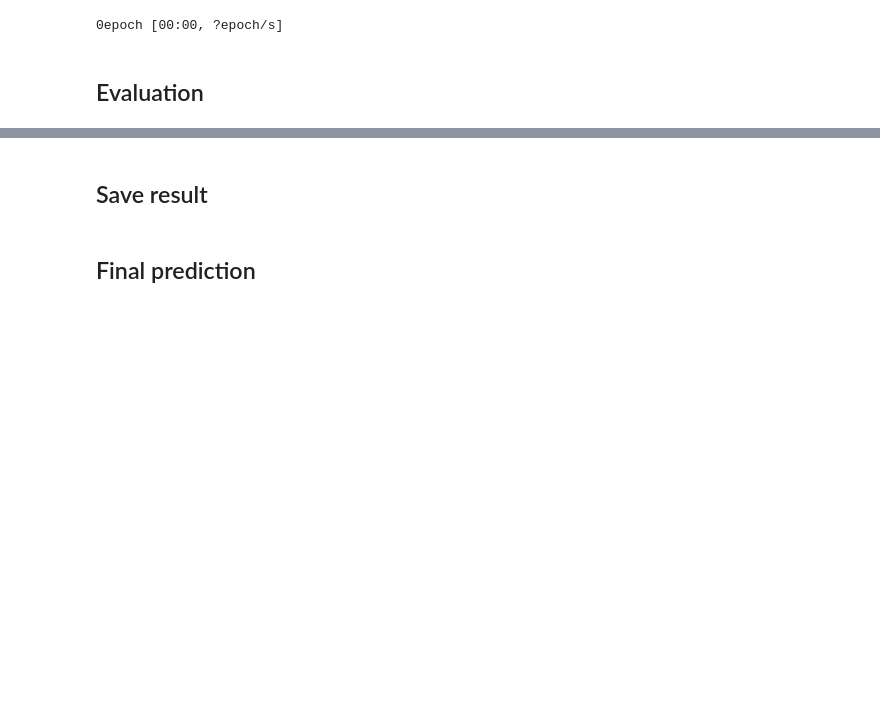
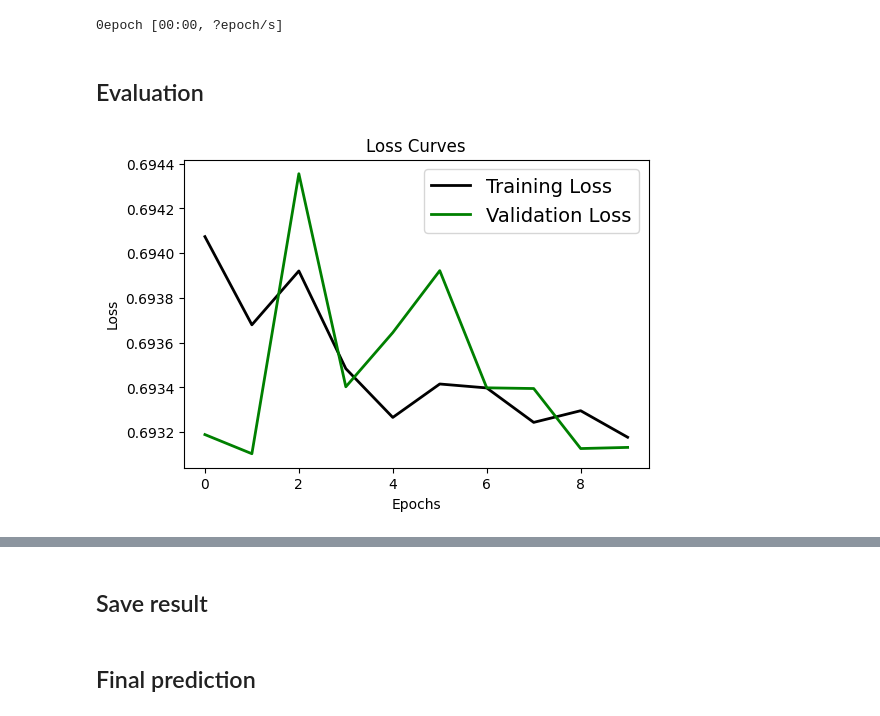
Before and after one commit to gin31259461/Deep_Learning, a Jupyter notebook: imdb-rnn.ipynb, the cells around one changed output, grey strips where cells are left out. Saved outputs shown, nothing was run; the diff lists cells and outputs as text; code cells hidden in the pictures; blank space fills up the shorter version.

```diff
--- a/imdb-rnn.ipynb
+++ b/imdb-rnn.ipynb
@@ -88,7 +91,7 @@ num_words = 3
 ## Load dataset
 # %%
 (x_train, y_train), (x_test, y_test) = imdb.load_data(
-    num_words=num_words,
+    num_words=max_features,
     skip_top=0,
     maxlen=None,
     seed=113,
@@ -277,37 +280,33 @@ Ref.
 
 [Text classification with an RNN](https://www.tensorflow.org/text/tutorials/text_classification_rnn)
 # %%
-class BaseRNN(keras.Model):
+class BidirectionalRnn(keras.Model):
 
     def __init__(self, **kwargs):
 
-        super(BaseRNN, self).__init__()
+        super(BidirectionalRnn, self).__init__()
 
-        self.embedding = layers.Embedding(num_words, 64, mask_zero=True)
-        self.rnn = layers.SimpleRNN(64)
+        self.embedding_1 = layers.Embedding(max_features, 64, mask_zero=True)
+        self.first_rnn = layers.Bidirectional(layers.SimpleRNN(64, activation="tanh", return_sequences=True))
+        self.second_rnn = layers.Bidirectional(layers.SimpleRNN(32, activation="tanh", return_sequences=False))
         self.dense_1 = layers.Dense(64, activation="relu")
+        self.dropout_1 = layers.Dropout(0.5)
+        self.dense_2 = layers.Dense(64, activation="relu")
         self.final_output = tf.keras.layers.Dense(1, activation="sigmoid")
 
     def call(self, inputs, training=False):
-        x = self.embedding(inputs, training=training)
-        x = self.rnn(x, training=training)
+        x = self.embedding_1(inputs, training=training)
+        x = self.first_rnn(x, training=training)
+        x = self.second_rnn(x, training=training)
         x = self.dense_1(x, training=training)
+        x = self.dropout_1(x)
+        x = self.dense_2(x, training=training)
         x = self.final_output(x, training=training)
         return x
-
-
-# class BidiectionalRNNwithAttention(keras.Model):
-
-#     def __init__(self, **kwargs):
-
-#         super(BidiectionalRNNwithAttention, self).__init__(**kwargs)
-
-#     def call(self, inputs, training=False):
-#         pass
 # %% [markdown]
 ## Preview model
 # %%
-rnn = BaseRNN()
+rnn = BidirectionalRnn()
 rnn.build(input_shape=(None, sequence_max_length))
 rnn.call(layers.Input((sequence_max_length)))
 rnn.summary()
@@ -330,7 +329,7 @@ Trainable params: 12,801
 Non-trainable params: 0
 _________________________________________________________________
 # %%
-rnn.compile(loss=losses.BinaryCrossentropy(from_logits=False), optimizer=optimizers.Adam(), metrics=["accuracy"])
+rnn.compile(loss=losses.BinaryCrossentropy(from_logits=False), optimizer=optimizers.Adam(learning_rate=learning_rate), metrics=["accuracy"])
 # %% [markdown]
 ## Train model
 # %%
@@ -347,3 +346,14 @@ train_history = rnn.fit(
 0epoch [00:00, ?epoch/s]
 # %% [markdown]
 ## Evaluation
+# %%
+if training:
+    plt.figure(figsize=[6, 4])
+    plt.plot(train_history.history["loss"], "black", linewidth=2.0)
+    plt.plot(train_history.history["val_loss"], "green", linewidth=2.0)
+    plt.legend(["Training Loss", "Validation Loss"], fontsize=14)
+    plt.xlabel("Epochs", fontsize=10)
+    plt.ylabel("Loss", fontsize=10)
+    plt.title("Loss Curves", fontsize=12)
+# %% [output]
+[figure, added]
```
Also changed, not shown: parts of 10 cells of this notebook.
